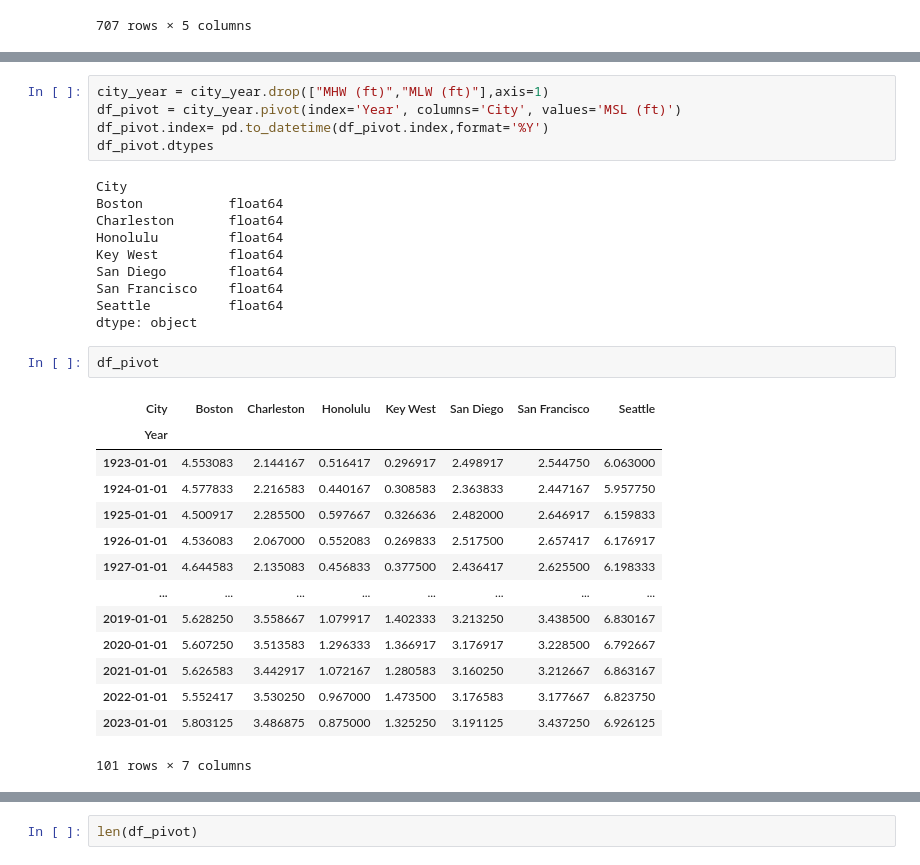
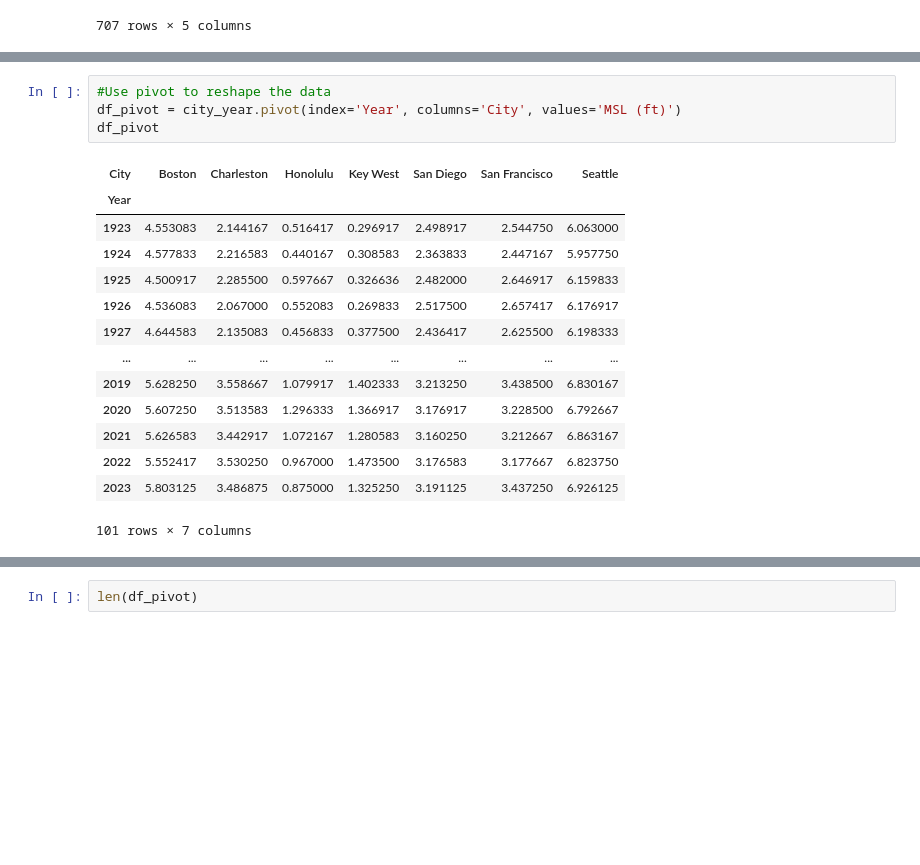
Before and after one commit to BethSequera/Machine_Learning-Project, a Jupyter notebook: Sea_Level_Project2023/SeaLevel_Project_4.ipynb, the cells around one changed output, grey strips where cells are left out. Drawn from its saved outputs; the diff is of its cells as text; blank space fills up the shorter version.

```diff
--- a/Sea_Level_Project2023/SeaLevel_Project_4.ipynb
+++ b/Sea_Level_Project2023/SeaLevel_Project_4.ipynb
@@ -343,33 +367,20 @@ city_year
 # %%
-city_year = city_year.drop(["MHW (ft)","MLW (ft)"],axis=1)
+#Use pivot to reshape the data
 df_pivot = city_year.pivot(index='Year', columns='City', values='MSL (ft)')
-df_pivot.index= pd.to_datetime(df_pivot.index,format='%Y')
-df_pivot.dtypes
+df_pivot
 # %% [output]
+| City | Boston | Charleston | Honolulu | Key West | San Diego | San Francisco | Seattle |
+| Year |  |  |  |  |  |  |  |
+| 1923 | 4.553083 | 2.144167 | 0.516417 | 0.296917 | 2.498917 | 2.544750 | 6.063000 |
+| 1924 | 4.577833 | 2.216583 | 0.440167 | 0.308583 | 2.363833 | 2.447167 | 5.957750 |
+| 1925 | 4.500917 | 2.285500 | 0.597667 | 0.326636 | 2.482000 | 2.646917 | 6.159833 |
+| 1926 | 4.536083 | 2.067000 | 0.552083 | 0.269833 | 2.517500 | 2.657417 | 6.176917 |
+| 1927 | 4.644583 | 2.135083 | 0.456833 | 0.377500 | 2.436417 | 2.625500 | 6.198333 |
+| ... | ... | ... | ... | ... | ... | ... | ... |
+| 2019 | 5.628250 | 3.558667 | 1.079917 | 1.402333 | 3.213250 | 3.438500 | 6.830167 |
+| 2020 | 5.607250 | 3.513583 | 1.296333 | 1.366917 | 3.176917 | 3.228500 | 6.792667 |
+| 2021 | 5.626583 | 3.442917 | 1.072167 | 1.280583 | 3.160250 | 3.212667 | 6.863167 |
+| 2022 | 5.552417 | 3.530250 | 0.967000 | 1.473500 | 3.176583 | 3.177667 | 6.823750 |
+| 2023 | 5.803125 | 3.486875 | 0.875000 | 1.325250 | 3.191125 | 3.437250 | 6.926125 |
-City
-Boston           float64
-Charleston       float64
-Honolulu         float64
-Key West         float64
-San Diego        float64
-San Francisco    float64
-Seattle          float64
-dtype: object
+101 rows × 7 columns
-# %%
-df_pivot
-# %% [output]
-| City | Boston | Charleston | Honolulu | Key West | San Diego | San Francisco | Seattle |
-| Year |  |  |  |  |  |  |  |
-| 1923-01-01 | 4.553083 | 2.144167 | 0.516417 | 0.296917 | 2.498917 | 2.544750 | 6.063000 |
-| 1924-01-01 | 4.577833 | 2.216583 | 0.440167 | 0.308583 | 2.363833 | 2.447167 | 5.957750 |
-| 1925-01-01 | 4.500917 | 2.285500 | 0.597667 | 0.326636 | 2.482000 | 2.646917 | 6.159833 |
-| 1926-01-01 | 4.536083 | 2.067000 | 0.552083 | 0.269833 | 2.517500 | 2.657417 | 6.176917 |
-| 1927-01-01 | 4.644583 | 2.135083 | 0.456833 | 0.377500 | 2.436417 | 2.625500 | 6.198333 |
-| ... | ... | ... | ... | ... | ... | ... | ... |
-| 2019-01-01 | 5.628250 | 3.558667 | 1.079917 | 1.402333 | 3.213250 | 3.438500 | 6.830167 |
-| 2020-01-01 | 5.607250 | 3.513583 | 1.296333 | 1.366917 | 3.176917 | 3.228500 | 6.792667 |
-| 2021-01-01 | 5.626583 | 3.442917 | 1.072167 | 1.280583 | 3.160250 | 3.212667 | 6.863167 |
-| 2022-01-01 | 5.552417 | 3.530250 | 0.967000 | 1.473500 | 3.176583 | 3.177667 | 6.823750 |
-| 2023-01-01 | 5.803125 | 3.486875 | 0.875000 | 1.325250 | 3.191125 | 3.437250 | 6.926125 |
-101 rows × 7 columns
 # %%
```
Also changed, not shown: parts of 6 cells of this notebook, 1 other file.
